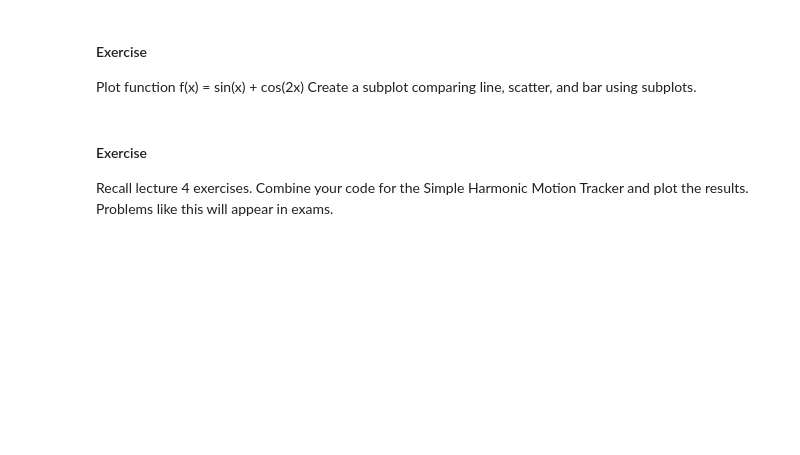
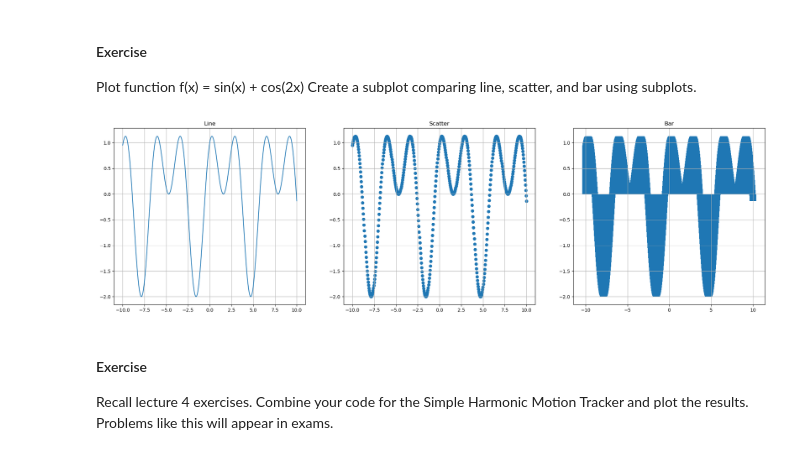
Before and after one commit to chloek27/MEGR2810, a Jupyter notebook: Lecture 6_python_plotting.ipynb, the cells around one changed output. Cells and saved outputs as stored; diff of their text form; code cells hidden in the pictures; blank space fills up the shorter version.

```diff
--- a/Lecture 6_python_plotting.ipynb
+++ b/Lecture 6_python_plotting.ipynb
@@ -258,6 +325,20 @@ Plot function f(x) = sin(x) + cos(2x)
 Create a subplot comparing line, scatter, and bar using subplots.
 # %%
 # Your code here
+import matplotlib.pyplot as plt
+import numpy as np
+f = lambda x: np.sin(x) + np.cos(2 * x)
+x = np.linspace(-10, 10, 500)
+y = f(x)
+
+plt.figure(figsize=(25, 15))
+
+plt.subplot(2, 3, 1); plt.plot(x, y); plt.title('Line'); plt.grid()
+plt.subplot(2, 3, 2); plt.scatter(x, y); plt.title('Scatter'); plt.grid()
+plt.subplot(2, 3, 3); plt.bar(x, y); plt.title('Bar'); plt.grid()
+plt.grid(True)
+# %% [output]
+[figure, added]
 # %% [markdown]
 #### Exercise
 Recall lecture 4 exercises. Combine your code for the Simple Harmonic Motion Tracker and plot the results.
```
Also changed, not shown: parts of 6 cells of this notebook.
